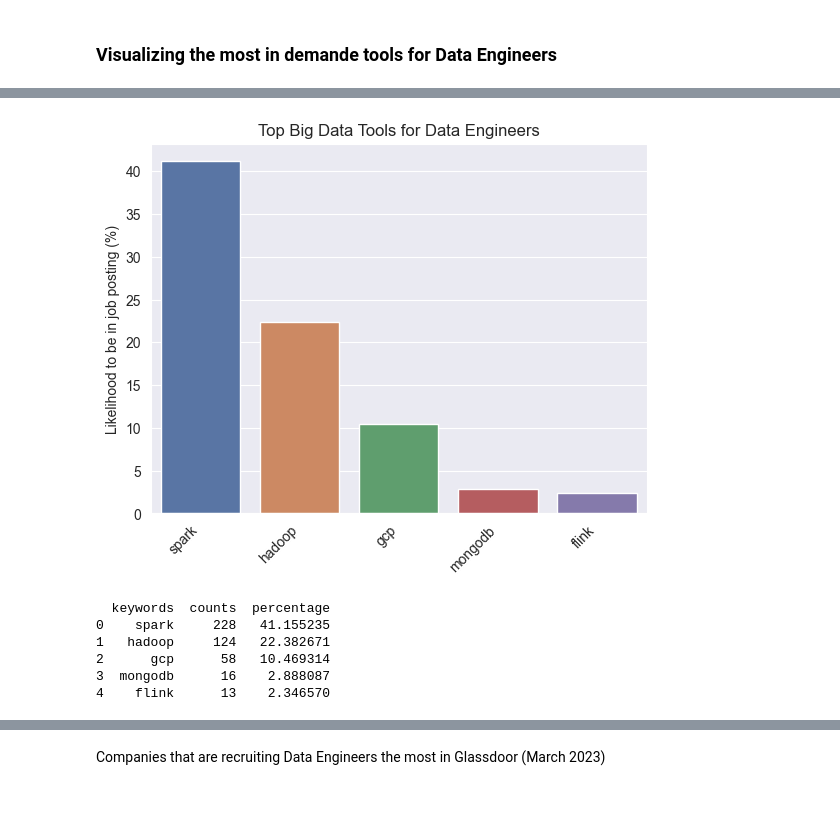
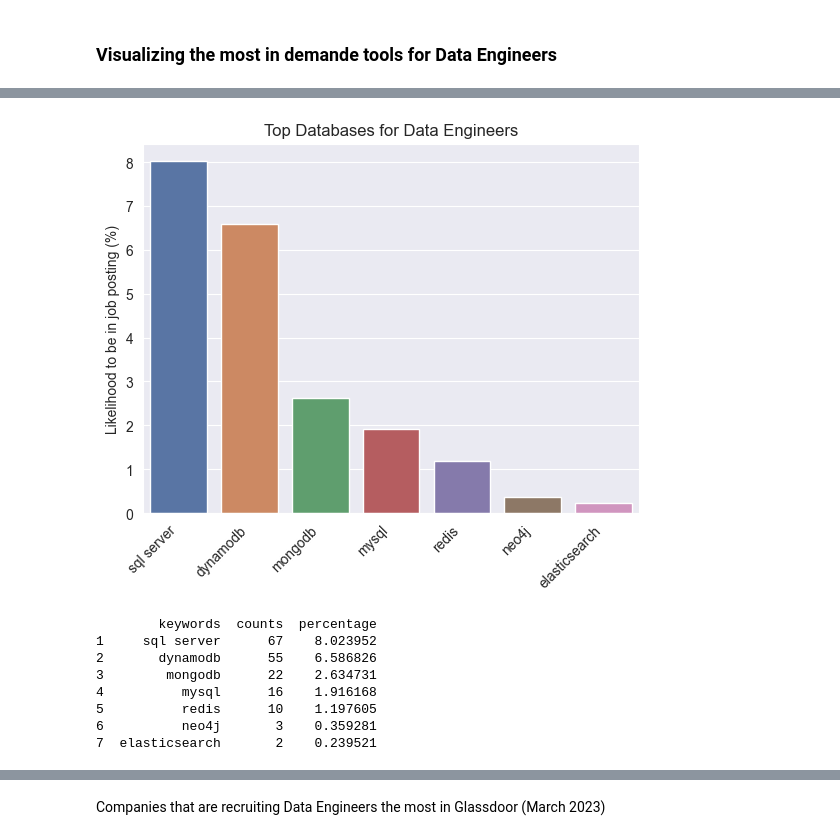
Before and after one commit to Hamagistral/DataEngineers-Glassdoor, a Jupyter notebook: notebooks/data_eda.ipynb, the cells around one changed output, grey strips where cells are left out. Cells and saved outputs as stored; diff of their text form; code cells hidden in the pictures; blank space fills up the shorter version.

```diff
--- a/notebooks/data_eda.ipynb
+++ b/notebooks/data_eda.ipynb
@@ -13,7 +13,7 @@ sns.set_style('darkgrid')
 # %% [markdown]
 #### Importing the data
 # %%
-df = pd.read_csv("../data/glassdoor-data-engineer-cleaned.csv")
+df = pd.read_csv("../data/processed/glassdoor-data-engineer-cleaned.csv")
 df.head()
 # %% [output]
 |  | company | company_rating | location | job_title | job_description | salary_estimate | company_size | ... |
@@ -26,5 +26,5 @@ df.head()
 # %%
-cols = ['job_languages', 'job_cloud', 'job_viz', 'job_bigdata', 'job_data']
+cols = ['job_languages', 'job_cloud', 'job_viz', 'job_databases', 'job_librairies']
 
 def safe_eval(x):
     try:
@@ -36,13 +36,13 @@ df[cols] = df[cols].astype(str).applymap(safe_eval)
 # %% [markdown]
 ### Visualizing the most in demande tools for Data Engineers
 # %%
-prog_languages = ['python', 'java', 'scala', 'go', 'r', 'c', 'c++', 'sql', 'nosql']
-cloud_tools = ['aws', 'azure', 'google cloud']
-viz_tools = ['power bi', 'tableau']
-bigdata_tools = ['spark', 'hadoop', 'flink', 'mongodb', 'gcp']
-data_tools = ['kafka', 'hive', 'snowflake', 'airflow']
+prog_languages = ['python', 'java', 'scala', 'go', 'r', 'c++', 'c#', 'sql', 'nosql', 'shell', 'rust']
+cloud_tools = ['aws', 'azure', 'google cloud', 'snowflake', 'databricks', 'redshift', 'oracle', 'gcp', 'bigquery']
+viz_tools = ['power bi', 'tableau', 'excel', 'ssis', 'qlik', 'sap', 'sas', 'dax']
+databases = ['sql server', 'postegresql', 'mongodb', 'mysql', 'casandra', 'elasticsearch', 'dynamodb', 'redis', 'neo4j']
+librairies = ['spark', 'hadoop', 'kafka', 'airflow']
 # %%
-def filtered_keywords(tools, keywords, title="Keyword Analysis", head=10):
+def filtered_keywords(tools, keywords, title, head=10):
     # get keywords in a column
     count_keywords = pd.DataFrame(tools.sum()).value_counts().rename_axis('keywords').reset_index(name='counts')
 
@@ -84,13 +90,15 @@ filtered_keywords(df['job_cloud'], cloud_tools, title="Top Cloud Tools for Data
 # %%
-filtered_keywords(df['job_bigdata'], bigdata_tools, title="Top Big Data Tools for Data Engineers")
+filtered_keywords(df['job_databases'], databases, title="Top Databases for Data Engineers")
 # %% [output]
-[figure, old version]
+[figure, new version]
-  keywords  counts  percentage
-0    spark     228   41.155235
-1   hadoop     124   22.382671
-2      gcp      58   10.469314
-3  mongodb      16    2.888087
-4    flink      13    2.346570
+        keywords  counts  percentage
+1     sql server      67    8.023952
+2       dynamodb      55    6.586826
+3        mongodb      22    2.634731
+4          mysql      16    1.916168
+5          redis      10    1.197605
+6          neo4j       3    0.359281
+7  elasticsearch       2    0.239521
 # %%
 filtered_keywords(df['job_viz'], viz_tools, title="Top Visualization Tools for Data Engineers")
 # %% [output]
```
Also changed, not shown: parts of 36 cells of this notebook, 13 other files.
